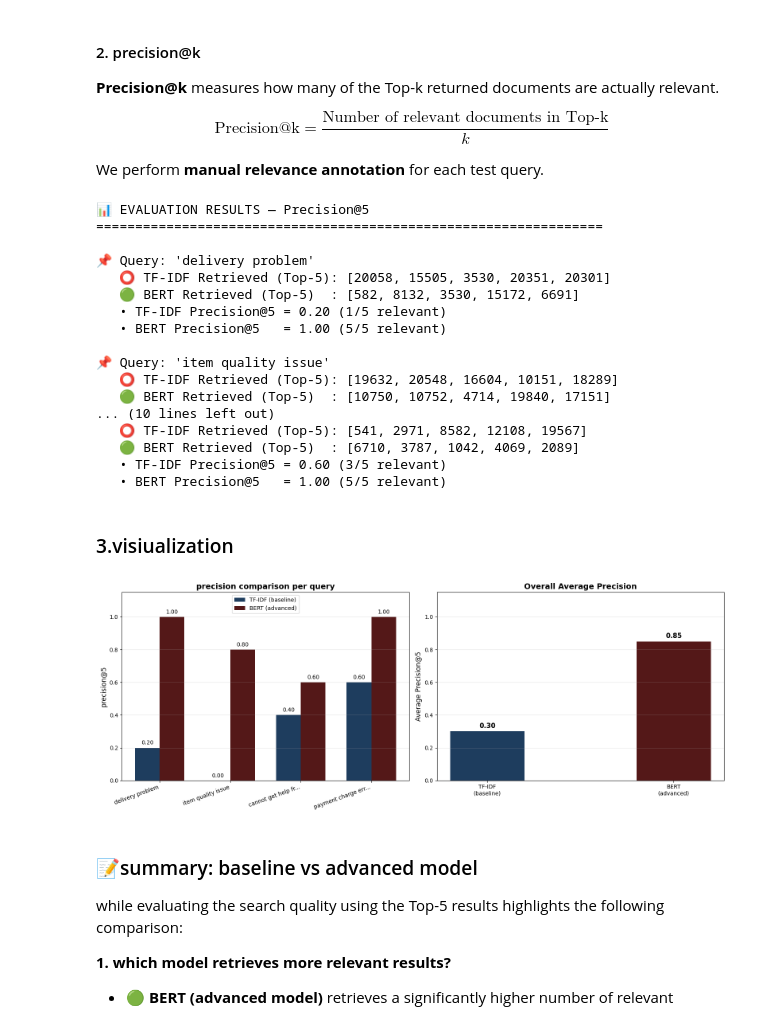
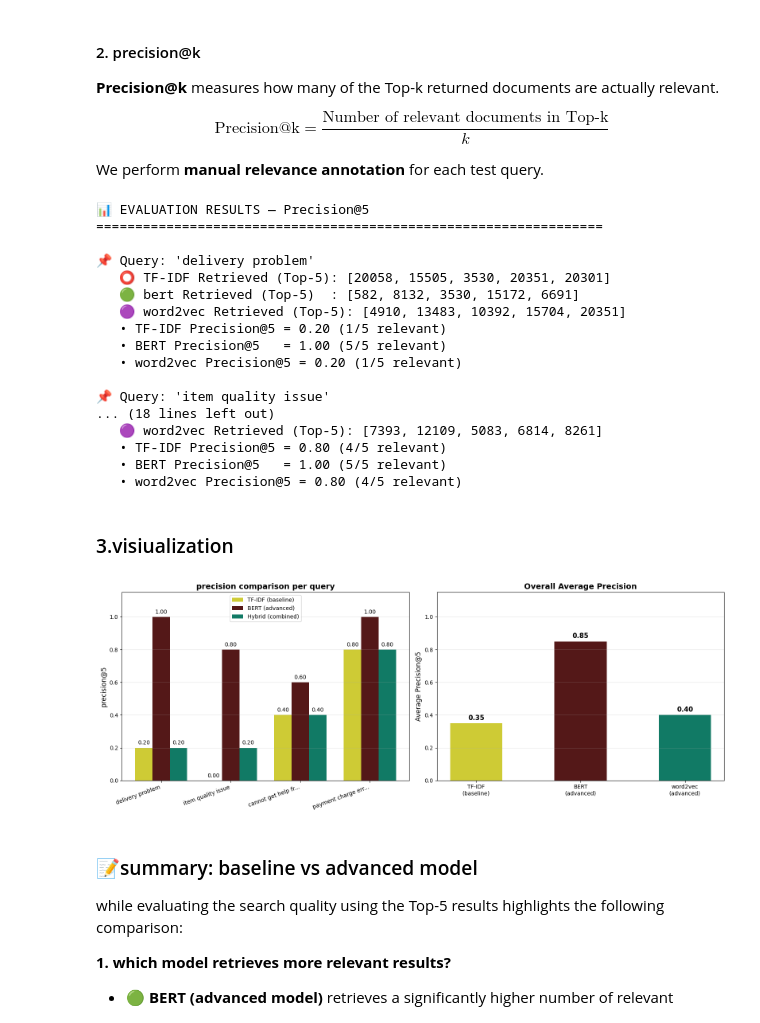
Before and after one commit to khaledsamy20/intelligent_search_engine-NLP-, a Jupyter notebook: intelligent_search_engine.ipynb, the cells around one changed output. Cells and saved outputs as stored; diff of their text form; code cells hidden in the pictures.

Commit message:
add word2vec

```diff
--- a/intelligent_search_engine.ipynb
+++ b/intelligent_search_engine.ipynb
@@ -405,10 +461,10 @@ We perform **manual relevance annotation** for each test query.
 K = 5
 # manual relevance checking
 ground_truth = {
-    "delivery problem": [582,8132,3530,15172,6691],
-    "item quality issue": [10750,10752,4714,17151],
-    "cannot get help from support": [5939,17461,9365,18132 ,13304],
-    "payment charge error": [6710, 3787, 1042, 4069, 2089, 12108,541,8582]
+    "delivery problem": [582,8132,3530,15172,6691, 10392],
+    "item quality issue": [10750,10752,4714,17151,11599, 14015  ],
+    "cannot get help from support": [5939,17461,9365,18132 ,13304,8162 ,12469,0 ],
+    "payment charge error": [6710, 3787, 1042, 4069, 2089, 12108,541,8582,2971,12397 ,9368, 7393 ,8261 ,12109 ,6814  ]
 }
 
 def precision_at_k(retrieved_indices, relevant_indices, k):
@@ -424,6 +480,7 @@ print('=' * 65)
 # to save the results to visiualize it later
 tfidf_precisions = []
 bert_precisions = []
+word2vec_precisions = []
 query_labels = []
 
 test_deff_query = list(ground_truth.keys())
@@ -435,94 +492,106 @@ for query in test_deff_query:
     #retrieve top-K results
     tfidf_res = search_tfidf(query, K, view=False)
     bert_res  = search_bert(query, K, view=False)
+    word2vec_res = search_word2vec(query, k=K,view=False)
 
     #get the index frfrom prediction
     tfidf_indices = tfidf_res.index.tolist()
     bert_indices  = bert_res.index.tolist()
+    word2vec_indices = word2vec_res.index.tolist()
 
     # calculate precision
     p_tfidf = precision_at_k(tfidf_indices, relevant_docs_id, K)
     p_bert  = precision_at_k(bert_indices, relevant_docs_id, K)
+    p_word2vec = precision_at_k(word2vec_indices, relevant_docs_id, K)
 
     # save the precision for plotting later
     tfidf_precisions.append(p_tfidf)
     bert_precisions.append(p_bert)
     query_labels.append(query)
+    word2vec_precisions.append(p_word2vec)
 
     print(f"\n📌 Query: '{query}'")
     print(f"   ⭕ TF-IDF Retrieved (Top-{K}): {tfidf_indices}")
-    print(f"   🟢 BERT Retrieved (Top-{K})  : {bert_indices}")
+    print(f"   🟢 bert Retrieved (Top-{K})  : {bert_indices}")
+    print(f"   🟣 word2vec Retrieved (Top-{K}): {word2vec_indices}")
     print(f"   • TF-IDF Precision@{K} = {p_tfidf:.2f} ({int(p_tfidf*K)}/{K} relevant)")
     print(f"   • BERT Precision@{K}   = {p_bert:.2f} ({int(p_bert*K)}/{K} relevant)")
+    print(f"   • word2vec Precision@{K} = {p_word2vec:.2f} ({int(p_word2vec*K)}/{K} relevant)")
 # %% [output]
 📊 EVALUATION RESULTS — Precision@5
 =================================================================
 
 📌 Query: 'delivery problem'
    ⭕ TF-IDF Retrieved (Top-5): [20058, 15505, 3530, 20351, 20301]
-   🟢 BERT Retrieved (Top-5)  : [582, 8132, 3530, 15172, 6691]
+   🟢 bert Retrieved (Top-5)  : [582, 8132, 3530, 15172, 6691]
+   🟣 word2vec Retrieved (Top-5): [4910, 13483, 10392, 15704, 20351]
    • TF-IDF Precision@5 = 0.20 (1/5 relevant)
    • BERT Precision@5   = 1.00 (5/5 relevant)
+   • word2vec Precision@5 = 0.20 (1/5 relevant)
 
 📌 Query: 'item quality issue'
-   ⭕ TF-IDF Retrieved (Top-5): [19632, 20548, 16604, 10151, 18289]
-   🟢 BERT Retrieved (Top-5)  : [10750, 10752, 4714, 19840, 17151]
-... (10 lines left out)
-   ⭕ TF-IDF Retrieved (Top-5): [541, 2971, 8582, 12108, 19567]
-   🟢 BERT Retrieved (Top-5)  : [6710, 3787, 1042, 4069, 2089]
-   • TF-IDF Precision@5 = 0.60 (3/5 relevant)
+... (18 lines left out)
+   🟣 word2vec Retrieved (Top-5): [7393, 12109, 5083, 6814, 8261]
+   • TF-IDF Precision@5 = 0.80 (4/5 relevant)
    • BERT Precision@5   = 1.00 (5/5 relevant)
+   • word2vec Precision@5 = 0.80 (4/5 relevant)
 # %% [markdown]
 ### 3.visiualization
 # %%
+import numpy as np
+import matplotlib.pyplot as plt
+
 # Truncate query labels if they are too long for the x-axis
 short_labels = [q[:18] + "..." if len(q)>18 else q for q in query_labels]
 
 x = np.arange(len(query_labels))
-width = 0.35
+width = 0.25 # <-- Reduced width to fit 3 bars
 
 fig, axes = plt.subplots(1, 2, figsize=(16, 6))
 
-# plot 1 precision of both models per query
-bars1 = axes[0].bar(x - width/2, tfidf_precisions, width, label='TF-IDF (baseline)', color="#1E3D5E")
-bars2 = axes[0].bar(x + width/2, bert_precisions, width, label='BERT (advanced)', color="#541818")
+# plot 1 precision of all 3 models per query
+bars1 = axes[0].bar(x - width, tfidf_precisions, width, label='TF-IDF (baseline)', color="#CECB35")
+bars2 = axes[0].bar(x, bert_precisions, width, label='BERT (advanced)', color="#541818")
+bars3 = axes[0].bar(x + width, word2vec_precisions, width, label='Hybrid (combined)', color="#117A65") # <-- Added Hybrid
 
 axes[0].set_ylabel(f'precision@{K}', fontsize=12)
 axes[0].set_title('precision comparison per query', fontsize=14, fontweight='bold')
 axes[0].set_xticks(x)
 axes[0].set_xticklabels(short_labels, rotation=20, ha='right')
 axes[0].legend()
 axes[0].set_ylim(0, 1.15) # Leave room for value text
 axes[0].grid(axis='y', alpha=0.3)
 
 # Add text numbers on top of the bars
 for i in range(len(query_labels)):
-    axes[0].text(x[i] - width/2, tfidf_precisions[i] + 0.02, f'{tfidf_precisions[i]:.2f}', ha='center', fontsize=10)
-    axes[0].text(x[i] + width/2, bert_precisions[i] + 0.02, f'{bert_precisions[i]:.2f}', ha='center', fontsize=10)
+    axes[0].text(x[i] - width, tfidf_precisions[i] + 0.02, f'{tfidf_precisions[i]:.2f}', ha='center', fontsize=10)
+    axes[0].text(x[i], bert_precisions[i] + 0.02, f'{bert_precisions[i]:.2f}', ha='center', fontsize=10)
+    axes[0].text(x[i] + width, word2vec_precisions[i] + 0.02, f'{word2vec_precisions[i]:.2f}', ha='center', fontsize=10) # <-- Added Hybrid text
 
 #------------------------------------------------
 #plot2 overall (average) precision ---
 avg_tfidf = np.mean(tfidf_precisions)
 avg_bert = np.mean(bert_precisions)
+avg_word2vec = np.mean(word2vec_precisions) # <-- Added Hybrid average
 
-models = ['TF-IDF\n(baseline)', 'BERT\n(advanced)']
-avgs = [avg_tfidf, avg_bert]
-colors = ['#1E3D5E', '#541818']
+models = ['TF-IDF\n(baseline)', 'BERT\n(advanced)', 'word2vec\n(advanced)'] # <-- Added Hybrid label
+avgs = [avg_tfidf, avg_bert, avg_word2vec] # <-- Added Hybrid avg
+colors = ["#CECB35", '#541818', '#117A65'] # <-- Added Hybrid color
 
-bars = axes[1].bar(models, avgs, color=colors, width=0.4)
+bars = axes[1].bar(models, avgs, color=colors, width=0.5)
 axes[1].set_ylabel(f'Average Precision@{K}', fontsize=12)
 axes[1].set_title('Overall Average Precision', fontsize=14, fontweight='bold')
 axes[1].set_ylim(0, 1.15)
 axes[1].grid(axis='y', alpha=0.3)
 
 # Add text numbers on top of the bars
 for bar, avg in zip(bars, avgs):
     axes[1].text(bar.get_x() + bar.get_width()/2, bar.get_height() + 0.02, f'{avg:.2f}', ha='center', fontsize=12, fontweight='bold')
 
 plt.tight_layout()
 plt.show()
 # %% [output]
-[figure, old version]
+[figure, new version]
 # %% [markdown]
 ### 📝summary: baseline vs advanced model
 
```
Also changed, not shown: parts of 20 cells of this notebook, 9 other files.
